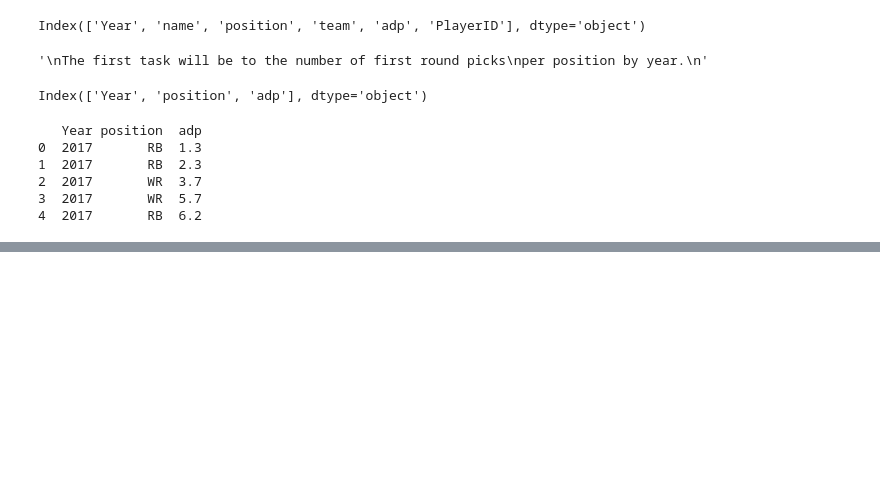
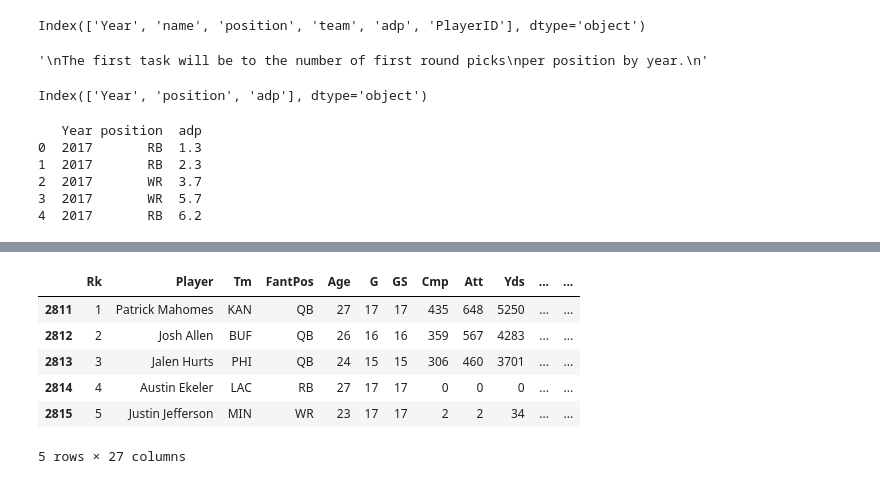
Before and after one commit to vineelbhatti/FantasyFootball, a Jupyter notebook: FantasyFootball.ipynb, the cells around one changed output, grey strips where cells are left out. Cells and saved outputs as stored; diff of their text form; code cells hidden in the pictures; blank space fills up the shorter version.

```diff
--- a/FantasyFootball.ipynb
+++ b/FantasyFootball.ipynb
@@ -67,11 +72,27 @@ df_te.Year.value_counts()[df_te.Year.unique()].plot(kind="line")
 # %%
 df_2022 = full_df[full_df['Year'] == 2022]
 df_2021 = full_df[full_df['Year'] == 2021]
+df_2020 = full_df[full_df['Year'] == 2020]
+df_2019 = full_df[full_df['Year'] == 2019]
+df_2018 = full_df[full_df['Year'] == 2018]
+
 
 df_stats = pd.read_csv("fantasy_merged_7_17.csv")
-df_stats = df_stats[df_stats['Year'] == 2022]
+df_stats22 = df_stats[df_stats['Year'] == 2022]
+df_stats21 = df_stats[df_stats['Year'] == 2021]
+df_stats20 = df_stats[df_stats['Year'] == 2020]
+df_stats19 = df_stats[df_stats['Year'] == 2019]
+df_stats18 = df_stats[df_stats['Year'] == 2018]
 
-df_stats.head()
+df_stats22.head()
+# %% [output]
+|  | Rk | Player | Tm | FantPos | Age | G | GS | Cmp | Att | Yds | ... | ... |
+| 2811 | 1 | Patrick Mahomes | KAN | QB | 27 | 17 | 17 | 435 | 648 | 5250 | ... | ... |
+| 2812 | 2 | Josh Allen | BUF | QB | 26 | 16 | 16 | 359 | 567 | 4283 | ... | ... |
+| 2813 | 3 | Jalen Hurts | PHI | QB | 24 | 15 | 15 | 306 | 460 | 3701 | ... | ... |
+| 2814 | 4 | Austin Ekeler | LAC | RB | 27 | 17 | 17 | 0 | 0 | 0 | ... | ... |
+| 2815 | 5 | Justin Jefferson | MIN | WR | 23 | 17 | 17 | 2 | 2 | 34 | ... | ... |
+5 rows × 27 columns
 # %%
 df_2022.rename(columns={'name':'Player'}, inplace=True)
 df_2021.rename(columns={'name':'Player'}, inplace=True)
```
Also changed, not shown: parts of 7 cells of this notebook.
